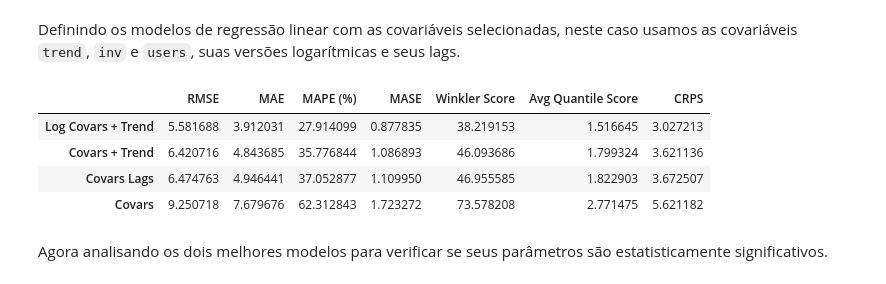
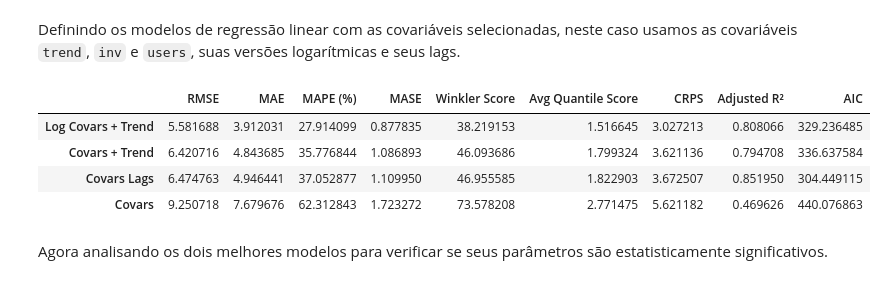
Before and after one commit to kauanmaf/Time-Series-A2, a Jupyter notebook: reg_lin_a2.ipynb, the cells around one changed output. Drawn from its saved outputs; the diff is of its cells as text; code cells hidden in the pictures.

Commit message:
add r -squared and aic to metrics

```diff
--- a/reg_lin_a2.ipynb
+++ b/reg_lin_a2.ipynb
@@ -158,19 +158,22 @@ for model_name, cols in models_cols.items():
 # %%
 results = {}
 
 for model_name, y_pred in predictions.items():
 
     metrics = get_metrics(y_test, y_pred)
+    metrics["Adjusted R²"] = models[model_name].rsquared_adj
+    metrics["AIC"] = models[model_name].aic
+
     results[model_name] = metrics
 
 results_df = pd.DataFrame(results).T
 display(results_df.sort_values(by='RMSE'))
 # %% [output]
-|  | RMSE | MAE | MAPE (%) | MASE | Winkler Score | Avg Quantile Score | CRPS |
-| Log Covars + Trend | 5.581688 | 3.912031 | 27.914099 | 0.877835 | 38.219153 | 1.516645 | 3.027213 |
-| Covars + Trend | 6.420716 | 4.843685 | 35.776844 | 1.086893 | 46.093686 | 1.799324 | 3.621136 |
-| Covars Lags | 6.474763 | 4.946441 | 37.052877 | 1.109950 | 46.955585 | 1.822903 | 3.672507 |
-| Covars | 9.250718 | 7.679676 | 62.312843 | 1.723272 | 73.578208 | 2.771475 | 5.621182 |
+|  | RMSE | MAE | MAPE (%) | MASE | Winkler Score | Avg Quantile Score | CRPS | Adjusted R² | AIC |
+| Log Covars + Trend | 5.581688 | 3.912031 | 27.914099 | 0.877835 | 38.219153 | 1.516645 | 3.027213 | 0.808066 | 329.236485 |
+| Covars + Trend | 6.420716 | 4.843685 | 35.776844 | 1.086893 | 46.093686 | 1.799324 | 3.621136 | 0.794708 | 336.637584 |
+| Covars Lags | 6.474763 | 4.946441 | 37.052877 | 1.109950 | 46.955585 | 1.822903 | 3.672507 | 0.851950 | 304.449115 |
+| Covars | 9.250718 | 7.679676 | 62.312843 | 1.723272 | 73.578208 | 2.771475 | 5.621182 | 0.469626 | 440.076863 |
 # %% [markdown]
 Agora analisando os dois melhores modelos para verificar se seus parâmetros são estatisticamente significativos.
 # %%
```
Also changed, not shown: parts of 12 cells of this notebook.
